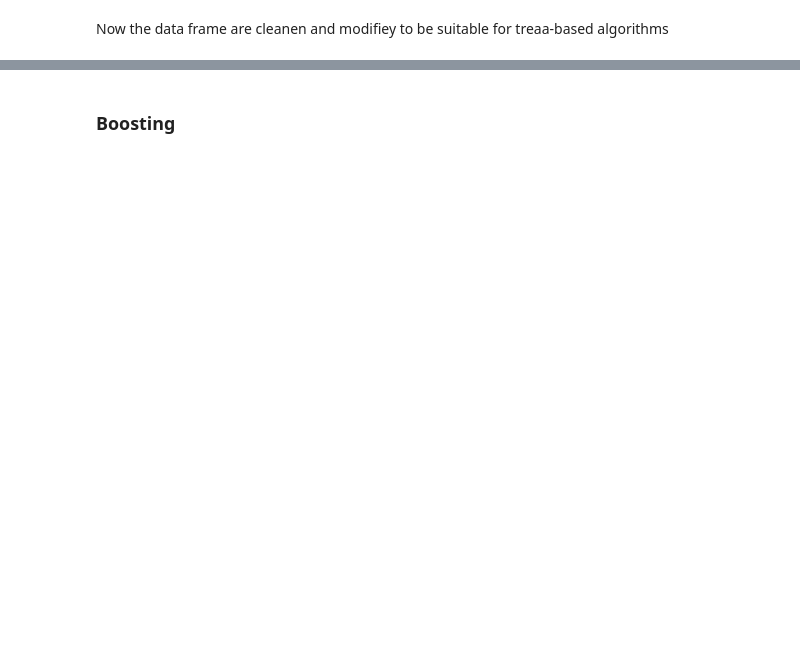
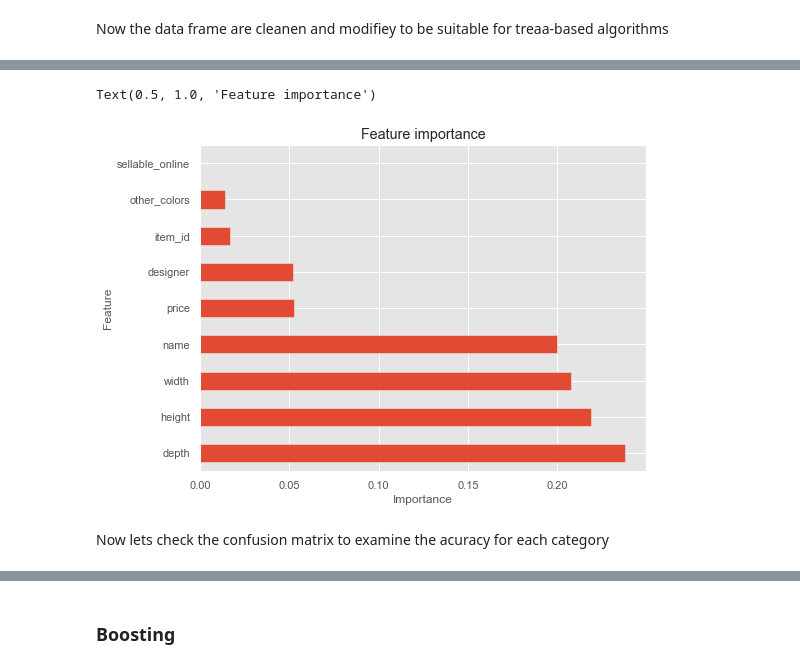
Before and after one commit to XiaotongMeng/IKEA_Furniture, a Jupyter notebook: IKEA Furniture.ipynb, the cells around one changed output, grey strips where cells are left out. Saved outputs shown, nothing was run; the diff lists cells and outputs as text; code cells hidden in the pictures; blank space fills up the shorter version.

Commit message:
checked,done,final version of my part before 8th July

```diff
--- a/IKEA Furniture.ipynb
+++ b/IKEA Furniture.ipynb
@@ -410,3 +451,11 @@ learn_df = IKEA_df [learn]
 learn_df[learn_df.isna().any(axis =1)]['item_id'].count()
 # %% [output]
 0
+# %%
+#this cell gives warning about setting copy. this warining can be ignored in this project
+#encode nominal feature into numeric ones
+learn_df['category_num'] = pd.factorize(learn_df['category'])[0] + 1
+learn_df['name'] = pd.factorize(learn_df['name'])[0] + 1
+#learn_df['sellable_online'] = pd.factorize(learn_df['sellable_online'])[0] + 1
+#learn_df['other_colors'] = pd.factorize(learn_df['other_colors'])[0] + 1
+learn_df['designer'] = pd.factorize(learn_df['designer'])[0] + 1
@@ -416,0 +519,11 @@ Now the data frame are cleanen and modifiey to be suitable for treaa-based algor
+# %%
+from sklearn.model_selection import train_test_split
+X_train, X_test, y_train, y_test = train_test_split(learn_df.drop(columns = ['category','category_num']), \
+                                                    learn_df['category_num'], random_state=1)
+# %%
+rf =  RandomForestClassifier(min_samples_leaf= 5)
+rf_est = rf.fit(X_train,y_train)
+y_pred =  rf.predict(X_test)
+a = accuracy_score(y_test, y_pred)
+# Note : this acuracy is not weighted by sample size!!!
+print('Overall acuracy of all category: ' +str(a))
@@ -416,0 +534,5 @@ Now the data frame are cleanen and modifiey to be suitable for treaa-based algor
+# %%
+#check feature importance
+feature_impo = pd.Series(data=rf_est.feature_importances_, index=list(X_train.columns))
+feature_impo = feature_impo.sort_values(axis=0, ascending=False)
+feature_impo
@@ -416,0 +550,11 @@ Now the data frame are cleanen and modifiey to be suitable for treaa-based algor
+# %%
+figip,axip = plt.subplots(1,1, figsize=(8,6))
+feature_impo.plot(kind='barh', ax=axip)
+axip.set_xlabel('Importance')
+axip.set_ylabel('Feature')
+axip.set_title('Feature importance')
+# %% [output]
+Text(0.5, 1.0, 'Feature importance')
+[figure, added]
+# %% [markdown]
+Now lets check the confusion matrix to examine the acuracy for each category
```
Also changed, not shown: parts of 63 cells of this notebook, 14 other files.
